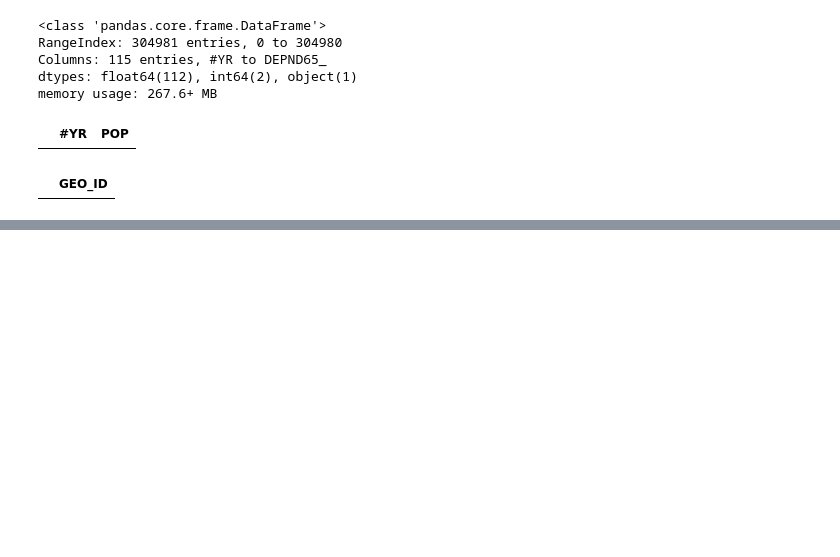
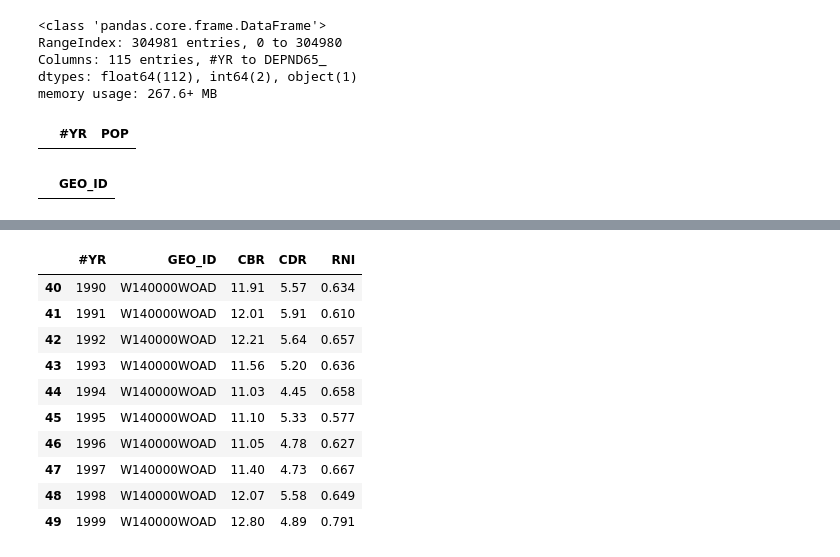
Before and after one commit to thaianle/international-database, a Jupyter notebook: idb5yr-python.ipynb, the cells around one changed output, grey strips where cells are left out. Drawn from its saved outputs; the diff is of its cells as text; code cells hidden in the pictures; blank space fills up the shorter version.

```diff
--- a/idb5yr-python.ipynb
+++ b/idb5yr-python.ipynb
@@ -91,0 +114,16 @@ idb5yr.describe()
+# %%
+# Filtering only for "not null" rows
+rni = rni[rni['RNI'].notnull()]
+rni.head(10)
+# %% [output]
+|  | #YR | GEO_ID | CBR | CDR | RNI |
+| 40 | 1990 | W140000WOAD | 11.91 | 5.57 | 0.634 |
+| 41 | 1991 | W140000WOAD | 12.01 | 5.91 | 0.610 |
+| 42 | 1992 | W140000WOAD | 12.21 | 5.64 | 0.657 |
+| 43 | 1993 | W140000WOAD | 11.56 | 5.20 | 0.636 |
+| 44 | 1994 | W140000WOAD | 11.03 | 4.45 | 0.658 |
+| 45 | 1995 | W140000WOAD | 11.10 | 5.33 | 0.577 |
+| 46 | 1996 | W140000WOAD | 11.05 | 4.78 | 0.627 |
+| 47 | 1997 | W140000WOAD | 11.40 | 4.73 | 0.667 |
+| 48 | 1998 | W140000WOAD | 12.07 | 5.58 | 0.649 |
+| 49 | 1999 | W140000WOAD | 12.80 | 4.89 | 0.791 |
```
Also changed, not shown: parts of 5 cells of this notebook.
